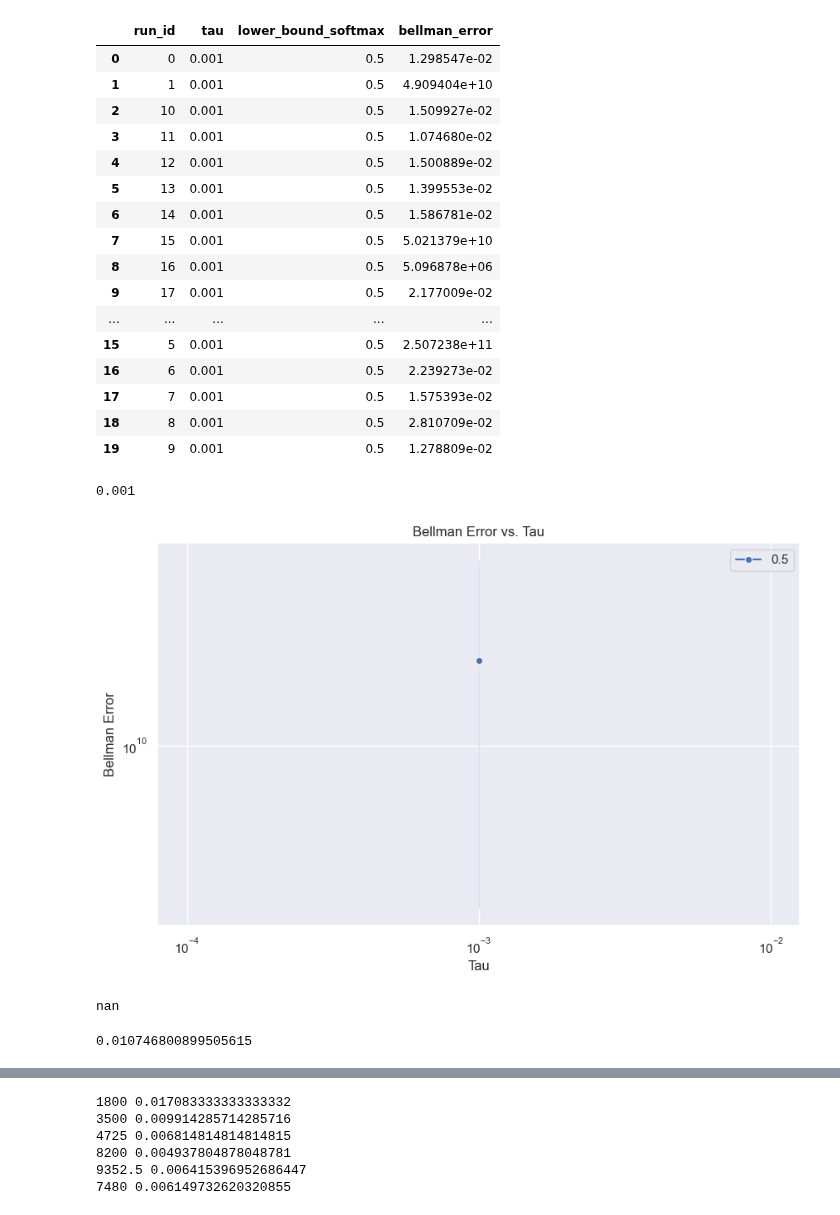
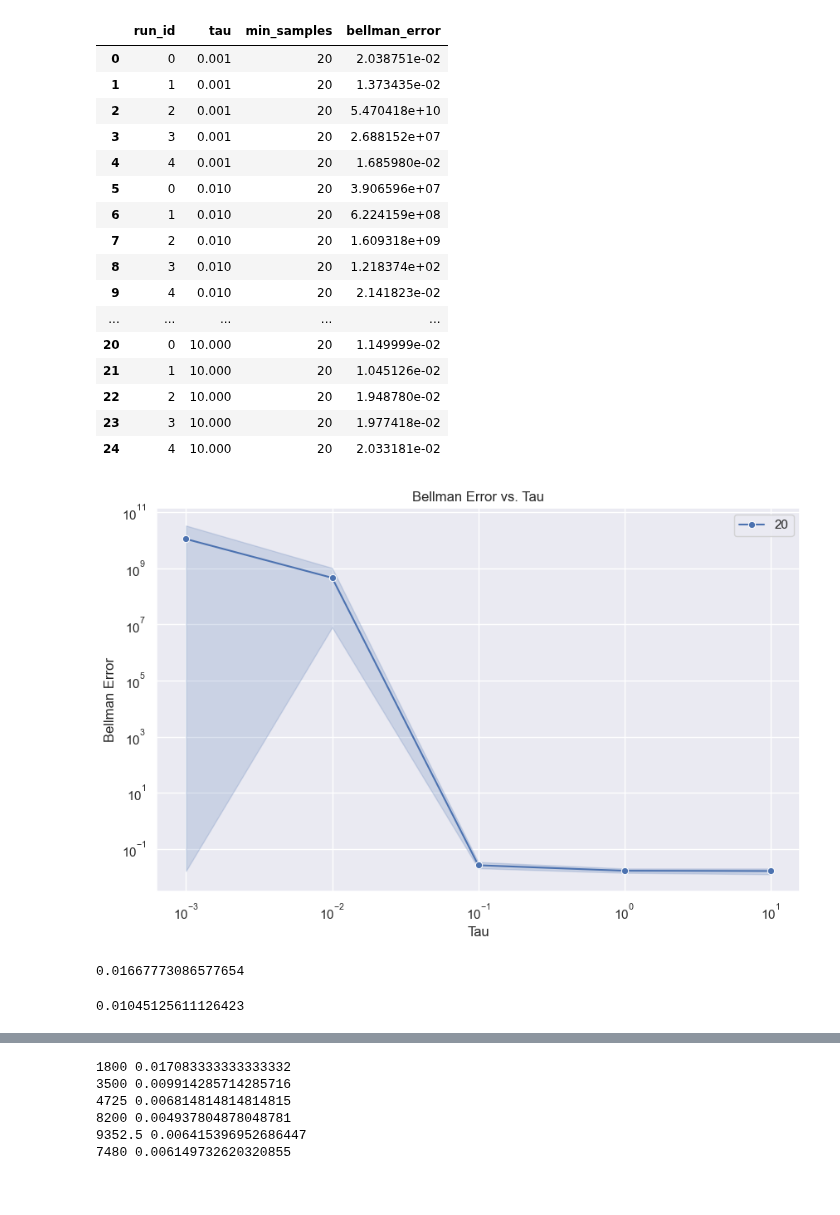
Before and after one commit to mariusdgm/phd-research, a Jupyter notebook: experiments/experiment_distributions/analyze_results.ipynb, the cells around one changed output, grey strips where cells are left out. Drawn from its saved outputs; the diff is of its cells as text; code cells hidden in the pictures.

```diff
--- a/experiments/experiment_distributions/analyze_results.ipynb
+++ b/experiments/experiment_distributions/analyze_results.ipynb
@@ -9,5 +18,5 @@ sns.set_theme()
 # %%
-root_dir = r".\results\2024Mar24-140101_baseline_configs"
+root_dir = r".\results\2024Apr06-015143_configs"
 # %%
 def collect_experiment_data(root_dir):
     """
@@ -108,25 +129,25 @@ def collect_bellman_errors(root_dir):
                 # Path to the current file
                 file_path = os.path.join(subdir, file)
                 # Read the Bellman error value from the file
-                with open(file_path, 'r') as error_file:
+                with open(file_path, "r") as error_file:
                     bellman_error = float(error_file.read().strip())
 
                 # Load the corresponding cfg.yaml file to get parameters
                 cfg_path = os.path.join(subdir, "cfg.yaml")
-                with open(cfg_path, 'r') as cfg_file:
+                with open(cfg_path, "r") as cfg_file:
                     cfg_data = yaml.safe_load(cfg_file)
 
                 # Extract needed parameters
-                run_id = cfg_data.get('run_id')
-                tau = cfg_data['tau']
-                lower_bound_softmax = cfg_data['lower_bound_softmax']
+                run_id = cfg_data.get("run_id")
+                tau = cfg_data["tau"]
+                min_samples = cfg_data["min_samples"]
 
                 # Create a dictionary with the collected data
                 error_data = {
-                    'run_id': run_id,
-                    'tau': tau,
-                    'lower_bound_softmax': lower_bound_softmax,
-                    'bellman_error': bellman_error
+                    "run_id": run_id,
+                    "tau": tau,
+                    "min_samples": min_samples,
+                    "bellman_error": bellman_error,
                 }
 
                 # Append to the list of all errors
@@ -135,61 +156,60 @@ def collect_bellman_errors(root_dir):
     # Convert the list of dictionaries to a DataFrame
     return pd.DataFrame(all_errors)
 
+
 # Example usage
 bellman_errors_df = collect_bellman_errors(root_dir)
 bellman_errors_df
 # %% [output]
-|  | run_id | tau | lower_bound_softmax | bellman_error |
-| 0 | 0 | 0.001 | 0.5 | 1.298547e-02 |
-| 1 | 1 | 0.001 | 0.5 | 4.909404e+10 |
-| 2 | 10 | 0.001 | 0.5 | 1.509927e-02 |
-| 3 | 11 | 0.001 | 0.5 | 1.074680e-02 |
-| 4 | 12 | 0.001 | 0.5 | 1.500889e-02 |
-| 5 | 13 | 0.001 | 0.5 | 1.399553e-02 |
-| 6 | 14 | 0.001 | 0.5 | 1.586781e-02 |
-| 7 | 15 | 0.001 | 0.5 | 5.021379e+10 |
-| 8 | 16 | 0.001 | 0.5 | 5.096878e+06 |
-| 9 | 17 | 0.001 | 0.5 | 2.177009e-02 |
+|  | run_id | tau | min_samples | bellman_error |
+| 0 | 0 | 0.001 | 20 | 2.038751e-02 |
+| 1 | 1 | 0.001 | 20 | 1.373435e-02 |
+| 2 | 2 | 0.001 | 20 | 5.470418e+10 |
+| 3 | 3 | 0.001 | 20 | 2.688152e+07 |
+| 4 | 4 | 0.001 | 20 | 1.685980e-02 |
+| 5 | 0 | 0.010 | 20 | 3.906596e+07 |
+| 6 | 1 | 0.010 | 20 | 6.224159e+08 |
+| 7 | 2 | 0.010 | 20 | 1.609318e+09 |
+| 8 | 3 | 0.010 | 20 | 1.218374e+02 |
+| 9 | 4 | 0.010 | 20 | 2.141823e-02 |
 | ... | ... | ... | ... | ... |
-| 15 | 5 | 0.001 | 0.5 | 2.507238e+11 |
-| 16 | 6 | 0.001 | 0.5 | 2.239273e-02 |
-| 17 | 7 | 0.001 | 0.5 | 1.575393e-02 |
-| 18 | 8 | 0.001 | 0.5 | 2.810709e-02 |
-| 19 | 9 | 0.001 | 0.5 | 1.278809e-02 |
+| 20 | 0 | 10.000 | 20 | 1.149999e-02 |
+| 21 | 1 | 10.000 | 20 | 1.045126e-02 |
+| 22 | 2 | 10.000 | 20 | 1.948780e-02 |
+| 23 | 3 | 10.000 | 20 | 1.977418e-02 |
+| 24 | 4 | 10.000 | 20 | 2.033181e-02 |
 # %%
 # bellman_errors_df_filtered = bellman_errors_df[bellman_errors_df["tau"]!=0.01]
-bellman_errors_df_filtered = bellman_errors_df[bellman_errors_df["lower_bound_softmax"]!=0]
+bellman_errors_df_filtered = bellman_errors_df[bellman_errors_df["min_samples"] != 0]
-# %%
-bellman_errors_df_filtered["tau"].min()
-# %% [output]
-0.001
 # %%
-bellman_errors_df_filtered["lower_bound_softmax"] = bellman_errors_df_filtered["lower_bound_softmax"].astype(str)
+bellman_errors_df_filtered["min_samples"] = bellman_errors_df_filtered[
+    "min_samples"
+].astype(str)
 # %%
 plt.figure(figsize=(10, 6))
 sns.lineplot(
     data=bellman_errors_df_filtered,
     x="tau",
     y="bellman_error",
-    hue="lower_bound_softmax",
+    hue="min_samples",
     marker="o",
     # label="Bellman Error",
 )
 plt.xlabel("Tau")
 plt.ylabel("Bellman Error")
 plt.xscale("log")
 plt.yscale("log")
 plt.title("Bellman Error vs. Tau")
 plt.legend()
 plt.show()
 # %% [output]
-[figure, old version]
+[figure, new version]
 # %%
-high_tau_df = bellman_errors_df_filtered[bellman_errors_df_filtered["tau"]==1]
-high_tau_df['bellman_error'].mean()
+high_tau_df = bellman_errors_df_filtered[bellman_errors_df_filtered["tau"] == 1]
+high_tau_df["bellman_error"].mean()
 # %% [output]
-nan
+0.01667773086577654
 # %%
 bellman_errors_df_filtered["bellman_error"].min()
 # %% [output]
-0.010746800899505615
+0.01045125611126423
```
Also changed, not shown: parts of 6 cells of this notebook, 13 other files.
